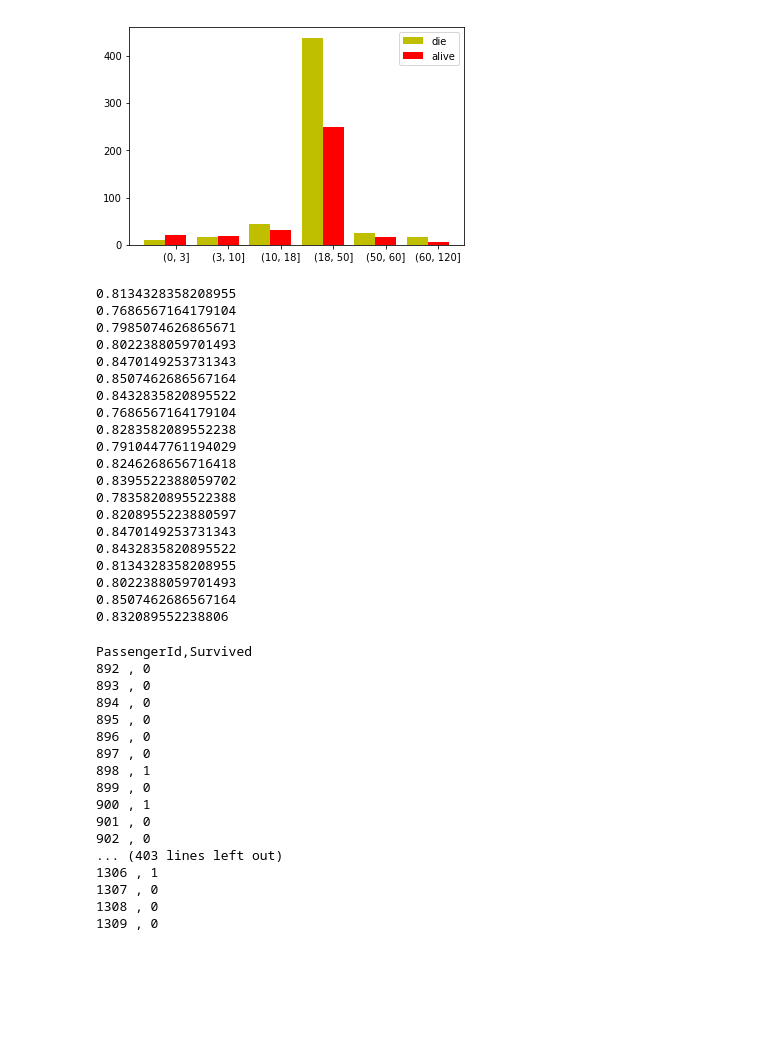
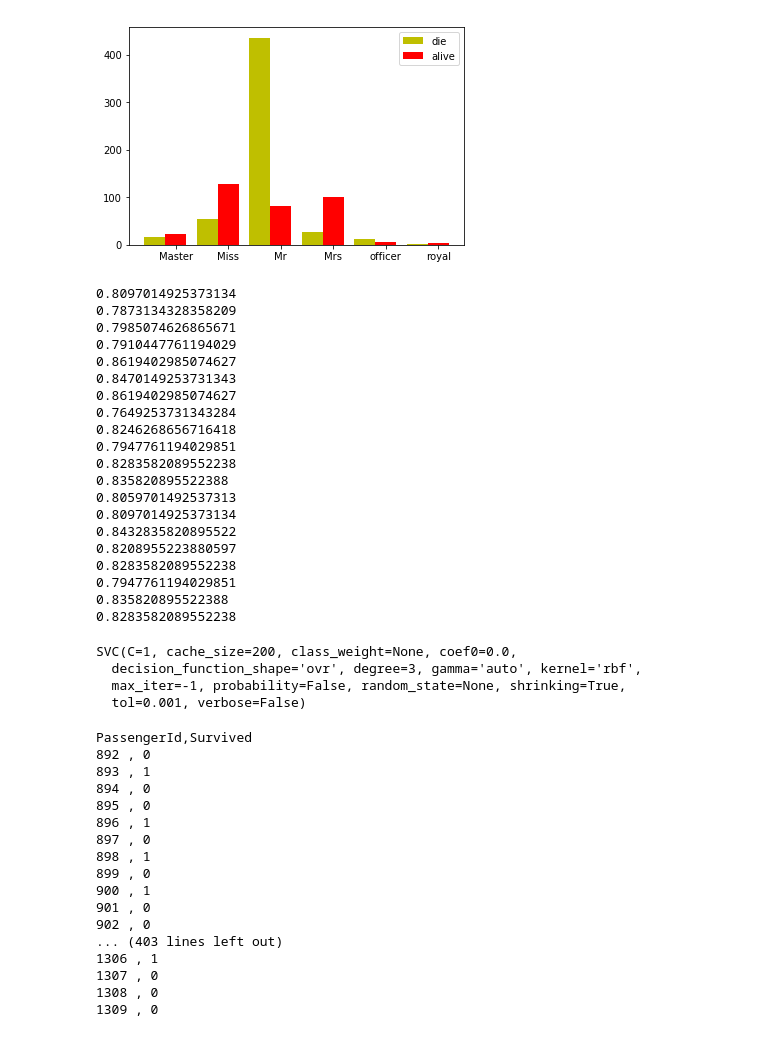
Before and after one commit to weize07/kaggle, a Jupyter notebook: titanic/svm_and_nn.ipynb, the cells around one changed output. Drawn from its saved outputs; the diff is of its cells as text; code cells hidden in the pictures; blank space fills up the shorter version.

```diff
--- a/titanic/svm_and_nn.ipynb
+++ b/titanic/svm_and_nn.ipynb
@@ -29,7 +29,15 @@ ds['Age_range'] = pd.cut(ds['Age'], age_bins)
 ds['Age_range'].unique()
 ds.groupby(ds['Age_range'])['Age_range'].count()
 ds['Age_range'] = ds['Age_range'].fillna(pd.Interval(18, 50, closed='right'))
+
+ds['Title'] = ds['Name'].str.extract(r'([A-Z][a-z]+\.)')
 ds = ds.drop(['PassengerId', 'Ticket', 'Cabin', 'Age', 'Fare', 'Name'], 1)
 
-ds.head()
+title_dict = {'Capt.': 'officer', 'Col.': 'officer', 'Countess.': 'royal',
+              'Don.':'royal', 'Dr.': 'officer', 'Jonkheer.': 'royal',
+              'Lady.': 'royal', 'Major.': 'officer', 'Master.': 'Master', 'Miss.': 'Miss',
+             'Mlle.': 'Miss', 'Mme.': 'Mrs', 'Mr.': 'Mr', 'Mrs.': 'Mrs',
+             'Ms.': 'Mrs', 'Rev.': 'officer', 'Sir.': 'royal'}
+ds.replace({'Title': title_dict}, inplace=True)
+ds.groupby('Title')['Title'].count()
 # %% [output]
@@ -73,28 +65,28 @@ ds
 # %%
 import matplotlib.pyplot as plt
 
-feature_name = 'Age_range'
+feature_name = 'Title'
 dies = ds[ds['Survived']==0]
 dies = dies.groupby(feature_name).count()['Survived']
 dies = dies.as_matrix()
 alive = ds[ds['Survived']==1]
 alive = alive.groupby(feature_name).count()['Survived']
 alive = alive.as_matrix()
 name_list = sorted(ds[feature_name].unique())
 (dies, alive)
 
 x = list(range(len(dies)))
 total_width, n = 0.8, 2
 width = total_width / n
 
 plt.bar(x, dies, width=width, label='die',fc = 'y')
 for i in range(len(x)):
     x[i] = x[i] + width
 plt.bar(x, alive, width=width, label='alive',tick_label = name_list,fc = 'r')
 plt.legend()
 plt.show()
 # %% [output]
-[figure, old version]
+[figure, new version]
 # %%
 import numpy as np
 from sklearn.model_selection import train_test_split
@@ -105,32 +97,37 @@ arr = ds.as_matrix()
 Y = arr[:,:1]
 Y
 X = arr[:,1:]
-X = preprocessing.scale(X)
+# X = preprocessing.scale(X)
 for random_state in range(20):
     X_train, X_val, y_train, y_val = train_test_split(X, Y, test_size=0.3, random_state=random_state)
     clf = svm.SVC(kernel='rbf', C=1).fit(X_train, y_train)
     print(clf.score(X_val, y_val))
+clf.fit(X, Y)
 # %% [output]
-0.8134328358208955
-0.7686567164179104
+0.8097014925373134
+0.7873134328358209
 0.7985074626865671
-0.8022388059701493
+0.7910447761194029
+0.8619402985074627
 0.8470149253731343
-0.8507462686567164
+0.8619402985074627
+0.7649253731343284
+0.8246268656716418
+0.7947761194029851
+0.8283582089552238
+0.835820895522388
+0.8059701492537313
+0.8097014925373134
 0.8432835820895522
-0.7686567164179104
+0.8208955223880597
 0.8283582089552238
-0.7910447761194029
-0.8246268656716418
-0.8395522388059702
-0.7835820895522388
-0.8208955223880597
-0.8470149253731343
-0.8432835820895522
-0.8134328358208955
-0.8022388059701493
-0.8507462686567164
-0.832089552238806
+0.7947761194029851
+0.835820895522388
+0.8283582089552238
+SVC(C=1, cache_size=200, class_weight=None, coef0=0.0,
+  decision_function_shape='ovr', degree=3, gamma='auto', kernel='rbf',
+  max_iter=-1, probability=False, random_state=None, shrinking=True,
+  tol=0.001, verbose=False)
 # %%
 ds_test = pd.read_csv('./data/test.csv')
 ds_test['Embarked'] = ds_test['Embarked'].fillna('S')
@@ -162,7 +159,7 @@ cleanups = {"Age_range": Age_dict, 'Fare_range': fare_dict}
 ds_test.replace(cleanups, inplace=True)
 
 X_test = ds_test.as_matrix()
-X_test = preprocessing.scale(X_test)
+# X_test = preprocessing.scale(X_test)
 X_test
 Y_test = clf.predict(X_test)
 Y_test
@@ -172,10 +169,10 @@ for i in range(len(ids)):
 # %% [output]
 PassengerId,Survived
 892 , 0
-893 , 0
+893 , 1
 894 , 0
 895 , 0
-896 , 0
+896 , 1
 897 , 0
 898 , 1
 899 , 0
```
Also changed, not shown: parts of 2 cells of this notebook, 1 other file.
